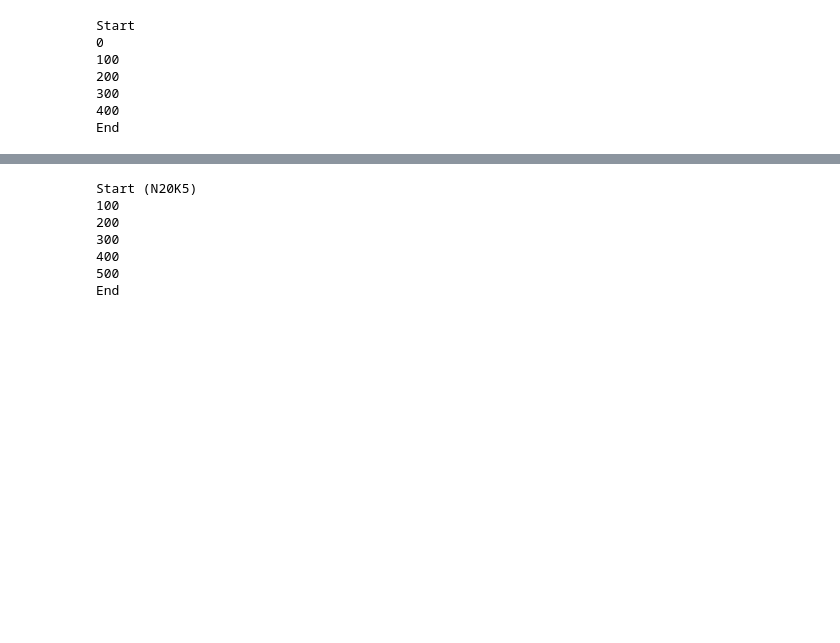
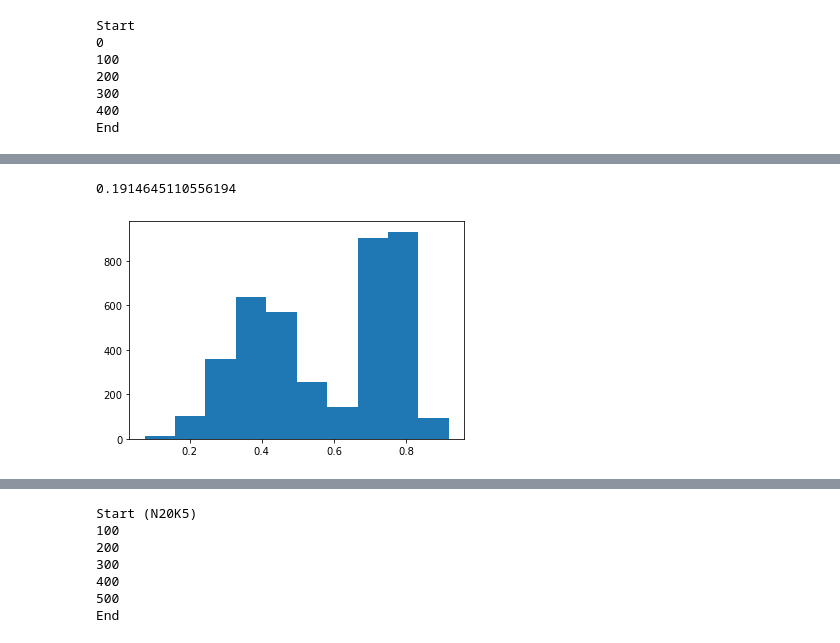
Before and after one commit to sheuschk/DiversitySimulation, a Jupyter notebook: Group Exploration in NK Landscapes.ipynb, the cells around one changed output, grey strips where cells are left out. Drawn from its saved outputs; the diff is of its cells as text; code cells hidden in the pictures; blank space fills up the shorter version.

```diff
--- a/Group Exploration in NK Landscapes.ipynb
+++ b/Group Exploration in NK Landscapes.ipynb
@@ -770,0 +760,12 @@ def speaker_gradients(w, f_i, new_score):
+# %%
+plt.hist(np.clip(np.append(
+            rng.normal(0.4, 0.1, size=(2000)),
+            rng.normal(0.75, 0.05, size=(2000))
+), 0, 1))
+np.clip(np.append(
+            rng.normal(0.4, 0.1, size=(2000)),
+            rng.normal(0.75, 0.05, size=(2000))
+), 0, 1).std()
+# %% [output]
+0.1914645110556194
+[figure, added]
```
Also changed, not shown: parts of 29 cells of this notebook, 4 other files.
